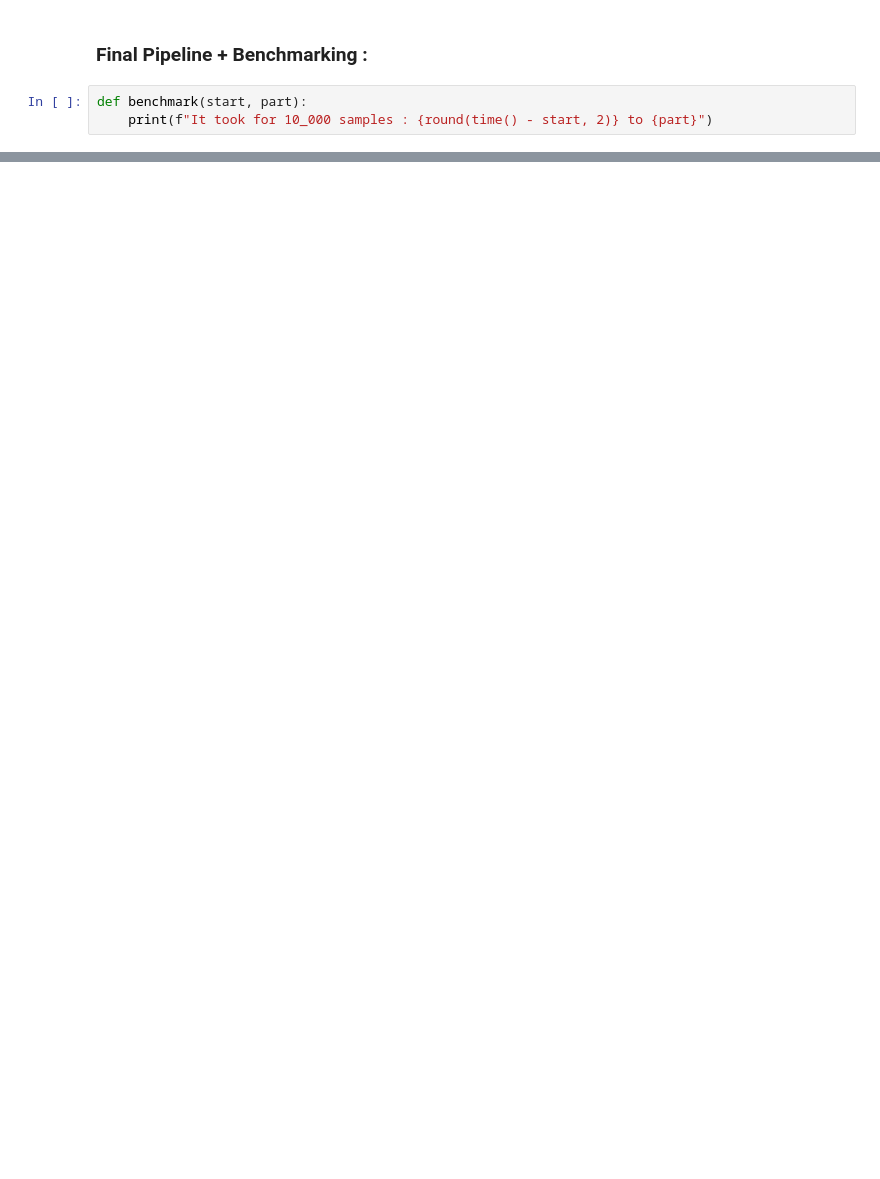
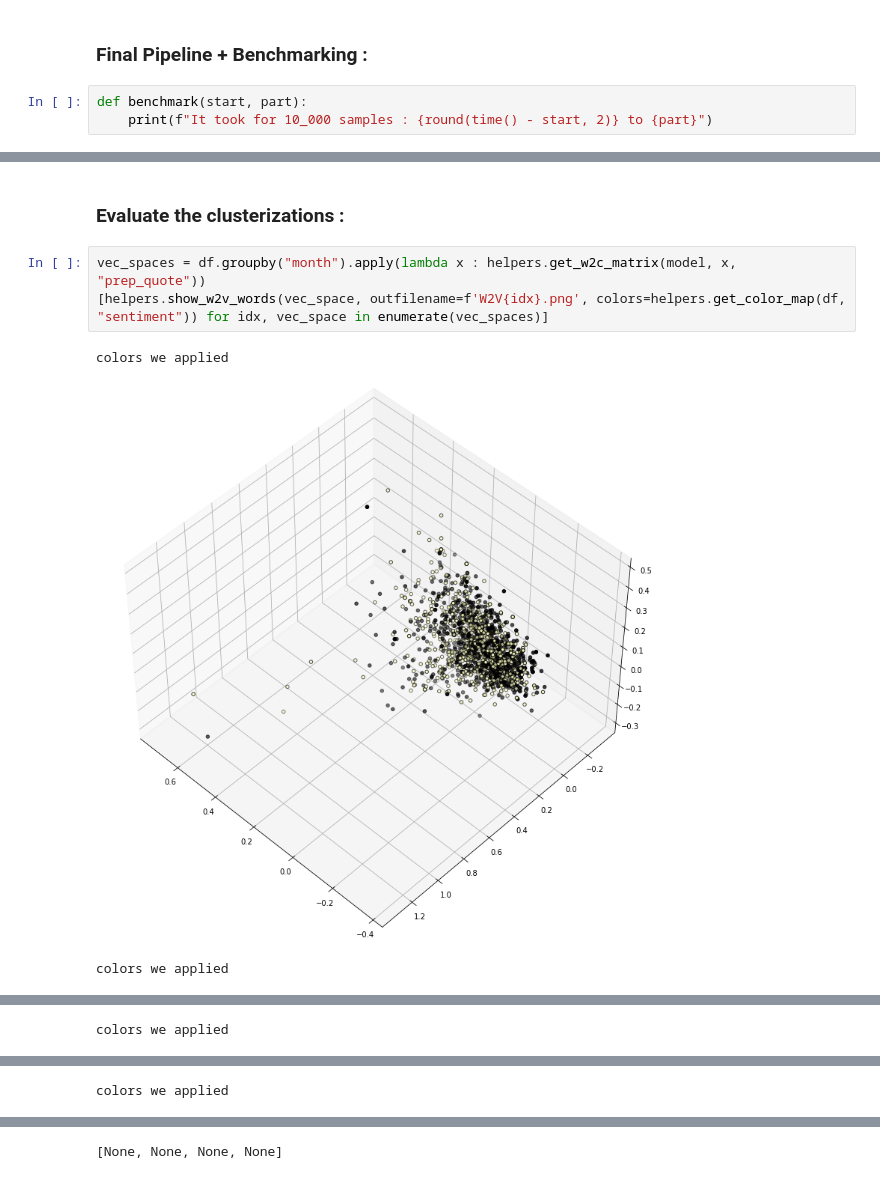
Before and after one commit to epfl-ada/ada-2021-project-adada-sur-mon-bidet, a Jupyter notebook: word_embeddings.ipynb, the cells around one changed output, grey strips where cells are left out. Cells and saved outputs as stored; diff of their text form; blank space fills up the shorter version.

```diff
--- a/word_embeddings.ipynb
+++ b/word_embeddings.ipynb
@@ -188,0 +192,9 @@ It took for 10_000 samples : 18.59 to do everything
+# %% [markdown]
+### Evaluate the clusterizations :
+# %%
+vec_spaces = df.groupby("month").apply(lambda x : helpers.get_w2c_matrix(model, x, "prep_quote"))
+[helpers.show_w2v_words(vec_space, outfilename=f'W2V{idx}.png', colors=helpers.get_color_map(df, "sentiment")) for idx, vec_space in enumerate(vec_spaces)]
+# %% [output]
+colors we applied
+[figure, added]
+colors we applied
@@ -188,0 +202 @@ It took for 10_000 samples : 18.59 to do everything
+colors we applied
@@ -188,0 +204 @@ It took for 10_000 samples : 18.59 to do everything
+colors we applied
@@ -188,0 +206 @@ It took for 10_000 samples : 18.59 to do everything
+[None, None, None, None]
```
Also changed, not shown: parts of 21 cells of this notebook.
